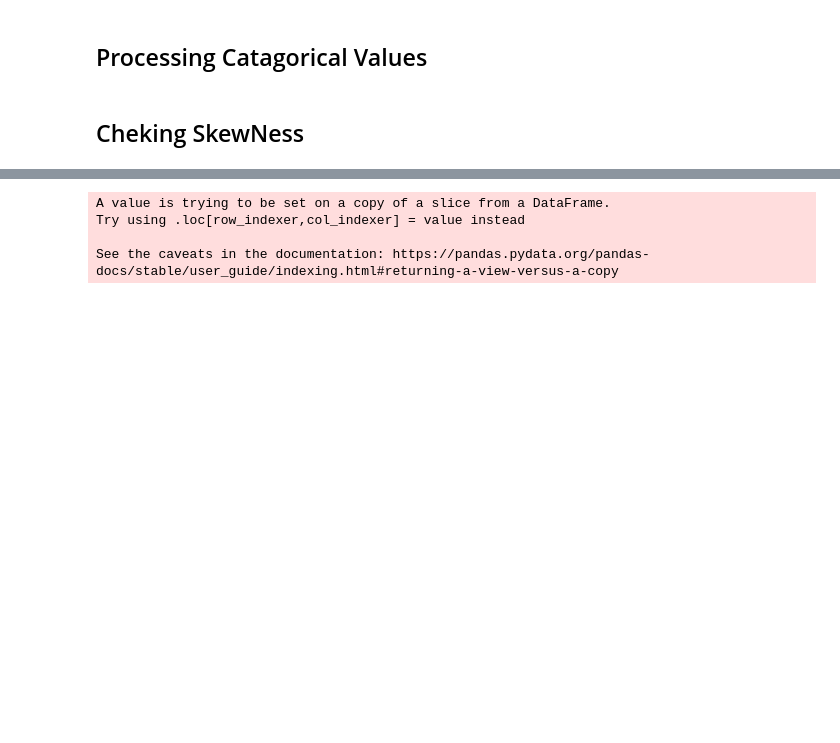
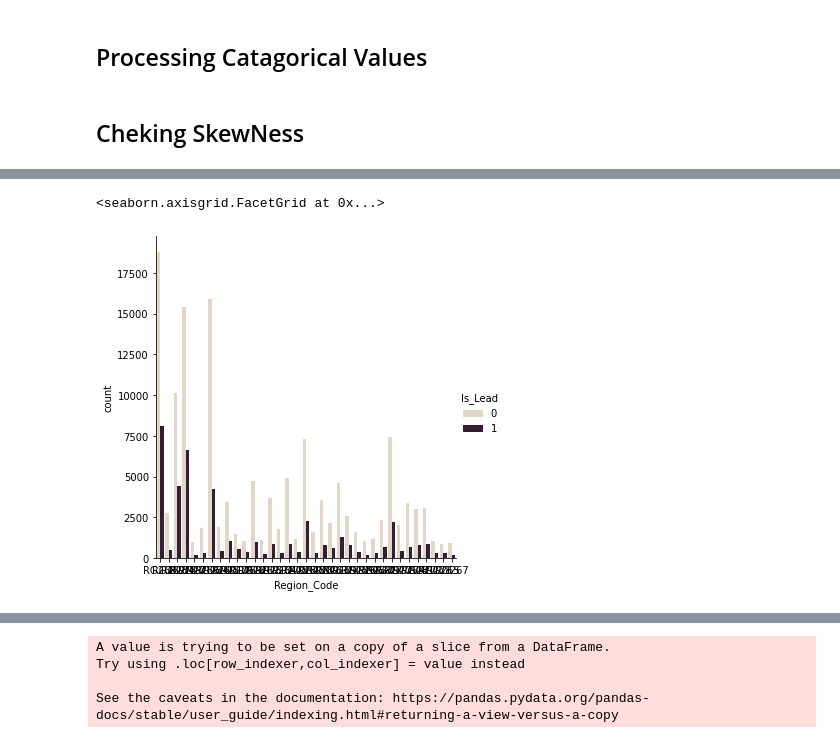
Before and after one commit to avidutta20/challenge_may21, a Jupyter notebook: model.ipynb, the cells around one changed output, grey strips where cells are left out. Saved outputs shown, nothing was run; the diff lists cells and outputs as text; code cells hidden in the pictures; blank space fills up the shorter version.

```diff
--- a/model.ipynb
+++ b/model.ipynb
@@ -31,3 +33,12 @@ target = df.columns[10]  # 'Is_Lead' column name
 
 # splitting into train & test
 x_train, x_test, y_train, y_test = train_test_split(df[feature_list], df[target], test_size=0.25, random_state=25)
+# %%
+def get_raw_train_data(with_labels = False):
+  # splitting into train & test
+  x_train, x_test, y_train, y_test = train_test_split(df[feature_list], df[target], test_size=0.25, random_state=25)
+
+  if with_labels:
+    x_train['Is_Lead'] = y_train
+
+  return x_train
@@ -55,7 +73,8 @@ checking_dataset_balance(df,feature_list,target)
 ## Processing Catagorical Values
 # %%
 def execute_process(dframe, colname,func,arg1):
-    dframe[colname] = dframe[colname].apply(lambda x: func(x,arg1))
+    colname_new = colname + '_proc'
+    dframe[colname_new] = dframe[colname].apply(lambda x: func(x,arg1))
     return dframe
 def extract_process(value,index):
     value = int(value[index:])
@@ -350,0 +131,5 @@ x_train['Avg_Account_Balance_log'].plot.kde()
+# %%
+x_train_df = get_raw_train_data(with_labels=True)
+# %%
+# processing x_train_df
+x_train_df = process(x_train_df)
@@ -350,0 +168,5 @@ x_train['Avg_Account_Balance_log'].plot.kde()
+# %%
+sns.catplot(x='Region_Code', hue = 'Is_Lead', kind="count", palette="ch:.25", data=x_train_df)
+# %% [output]
+<seaborn.axisgrid.FacetGrid at 0x...>
+[figure, added]
```
Also changed, not shown: parts of 85 cells of this notebook.
